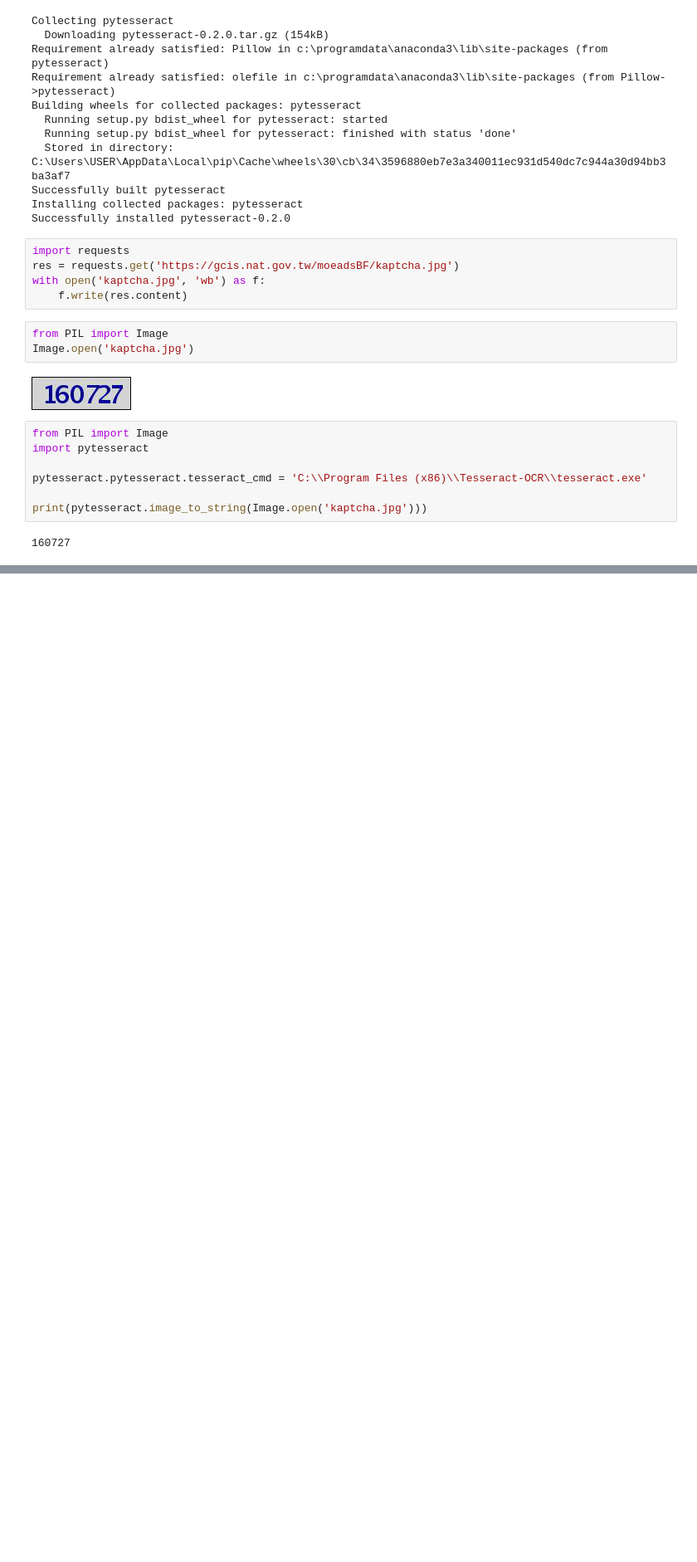
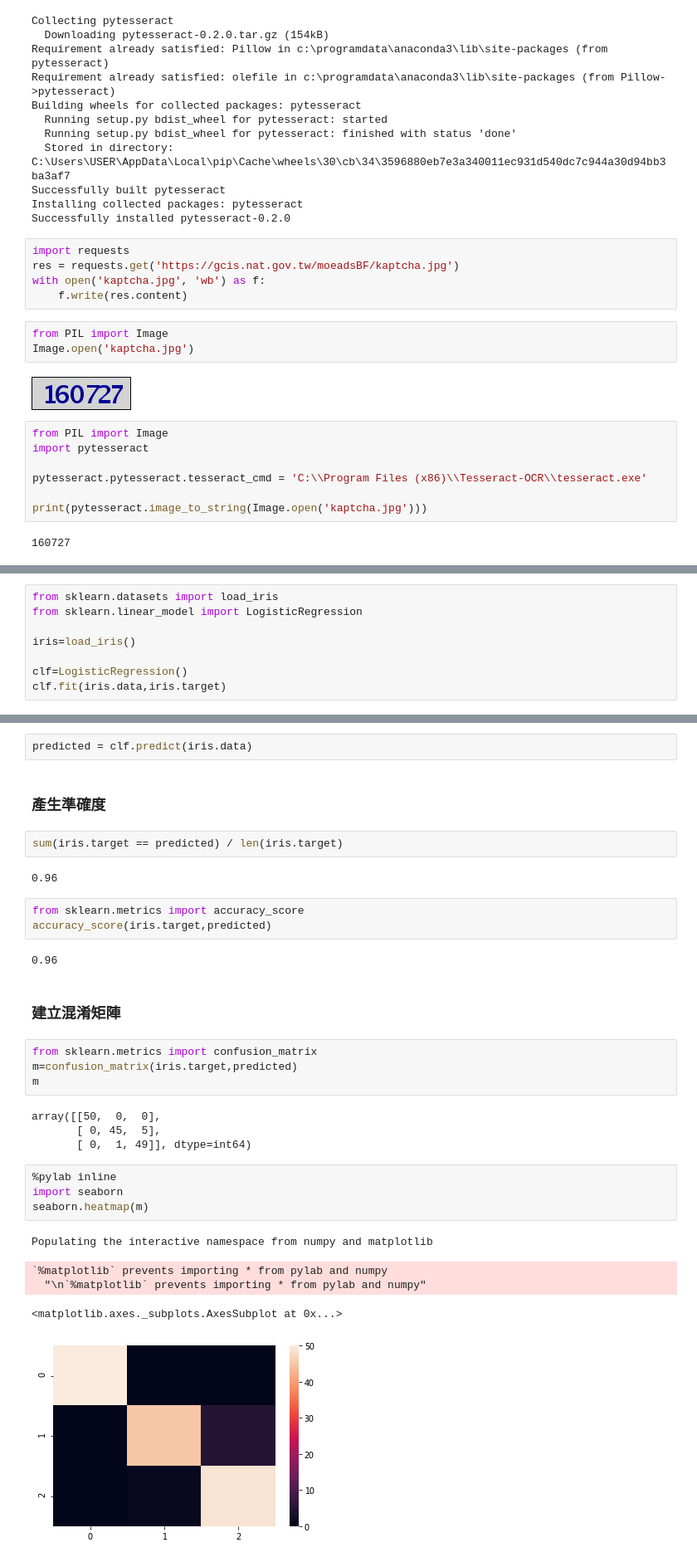
Before and after one commit to ywchiu/tibamepy, a Jupyter notebook: Demo20180311.ipynb, the cells around one changed output, grey strips where cells are left out. Shown at 83% size. Cells and saved outputs as stored; diff of their text form; blank space fills up the shorter version.

```diff
--- a/Demo20180311.ipynb
+++ b/Demo20180311.ipynb
@@ -551,0 +556,8 @@ print(pytesseract.image_to_string(Image.open('kaptcha.jpg')))
+# %%
+from sklearn.datasets import load_iris
+from sklearn.linear_model import LogisticRegression
+
+iris=load_iris()
+
+clf=LogisticRegression()
+clf.fit(iris.data,iris.target)
@@ -551,0 +569,33 @@ print(pytesseract.image_to_string(Image.open('kaptcha.jpg')))
+# %%
+predicted = clf.predict(iris.data)
+# %% [markdown]
+### 產生準確度
+# %%
+sum(iris.target == predicted) / len(iris.target)
+# %% [output]
+0.96
+# %%
+from sklearn.metrics import accuracy_score
+accuracy_score(iris.target,predicted)
+# %% [output]
+0.96
+# %% [markdown]
+### 建立混淆矩陣
+# %%
+from sklearn.metrics import confusion_matrix
+m=confusion_matrix(iris.target,predicted)
+m
+# %% [output]
+array([[50,  0,  0],
+       [ 0, 45,  5],
+       [ 0,  1, 49]], dtype=int64)
+# %%
+%pylab inline
+import seaborn
+seaborn.heatmap(m)
+# %% [output]
+Populating the interactive namespace from numpy and matplotlib
+`%matplotlib` prevents importing * from pylab and numpy
+  "\n`%matplotlib` prevents importing * from pylab and numpy"
+<matplotlib.axes._subplots.AxesSubplot at 0x...>
+[figure, added]
```
Also changed, not shown: parts of 34 cells of this notebook.
